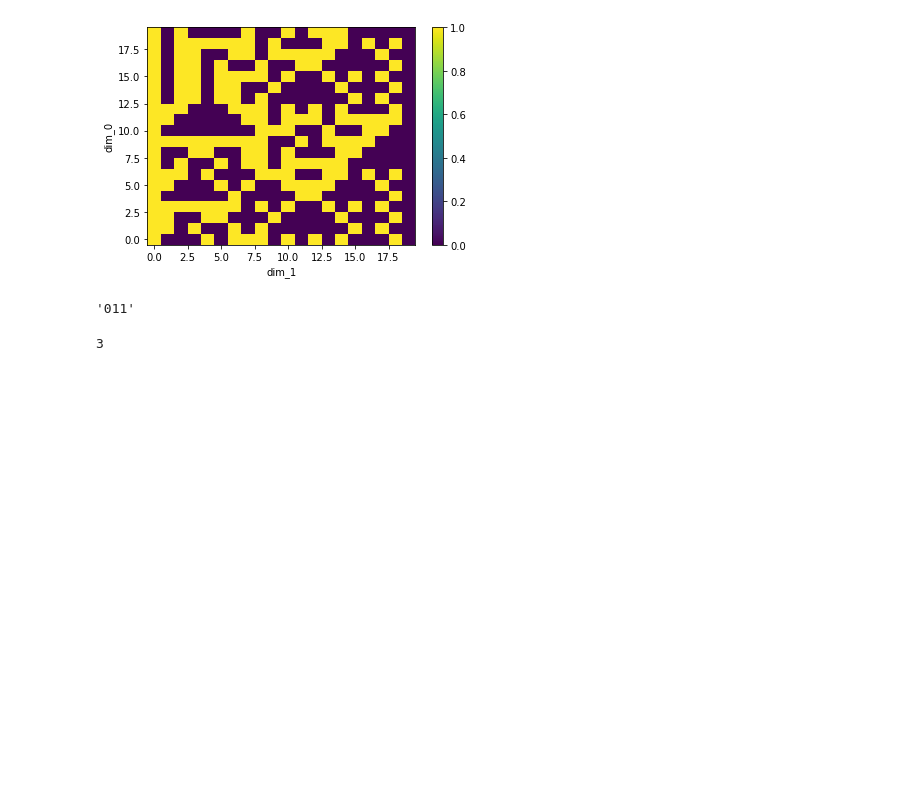
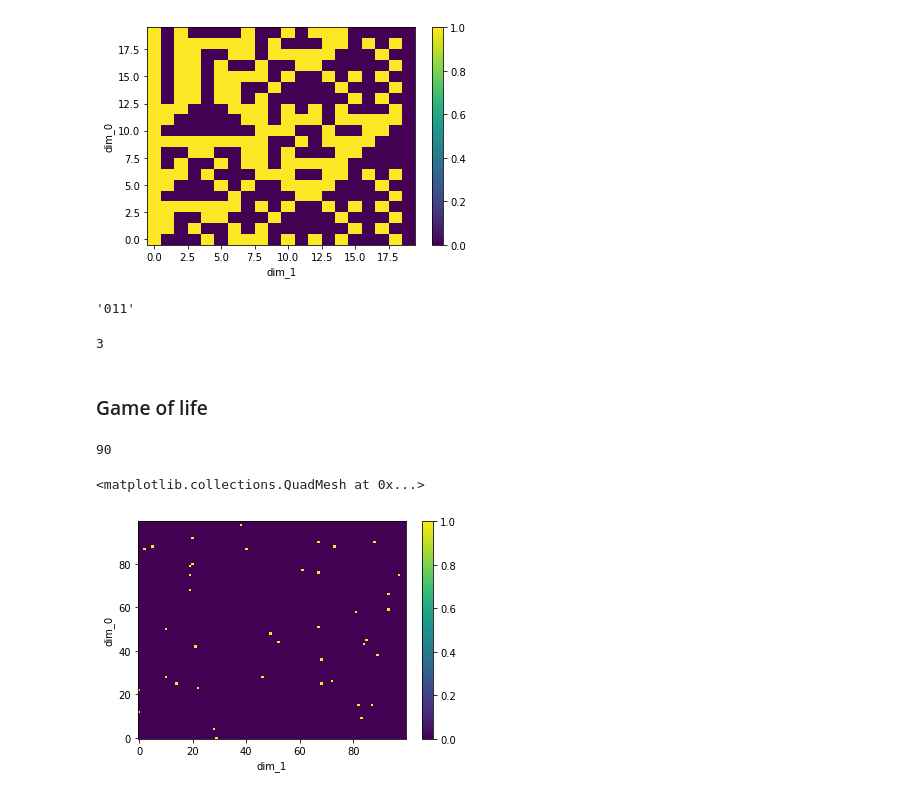
Before and after one commit to cesaraustralia/WindDispersalForecastTool, a Jupyter notebook: Scripts/CA_codes_example.ipynb, the cells around one changed output. Saved outputs shown, nothing was run; the diff lists cells and outputs as text; code cells hidden in the pictures; blank space fills up the shorter version.

Commit message:
game of life

```diff
--- a/Scripts/CA_codes_example.ipynb
+++ b/Scripts/CA_codes_example.ipynb
@@ -342,3 +342,5 @@ a
 int(a, 2)
 # %% [output]
 3
+# %% [markdown]
+### Game of life
@@ -344,0 +350,17 @@ int(a, 2)
+# %%
+np.random.randint(0, xlen -1)
+# %% [output]
+90
+# %%
+xlen = 100
+ylen = 100
+cells = np.zeros((xlen, ylen))
+newcl = cells.copy()
+
+for i in range(40):
+    cells[np.random.randint(0, xlen -1), np.random.randint(0, ylen -1)] = 1
+# %%
+xr.DataArray(cells).plot()
+# %% [output]
+<matplotlib.collections.QuadMesh at 0x...>
+[figure, added]
```
Also changed, not shown: parts of 4 cells of this notebook.
